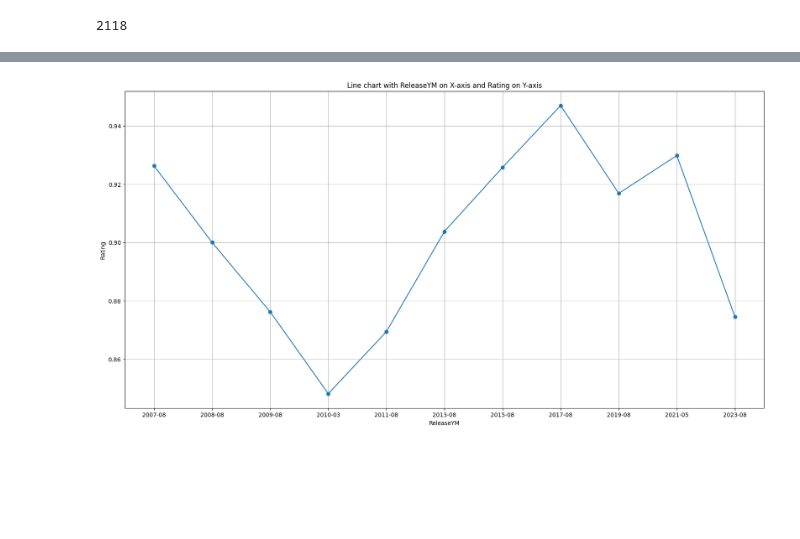
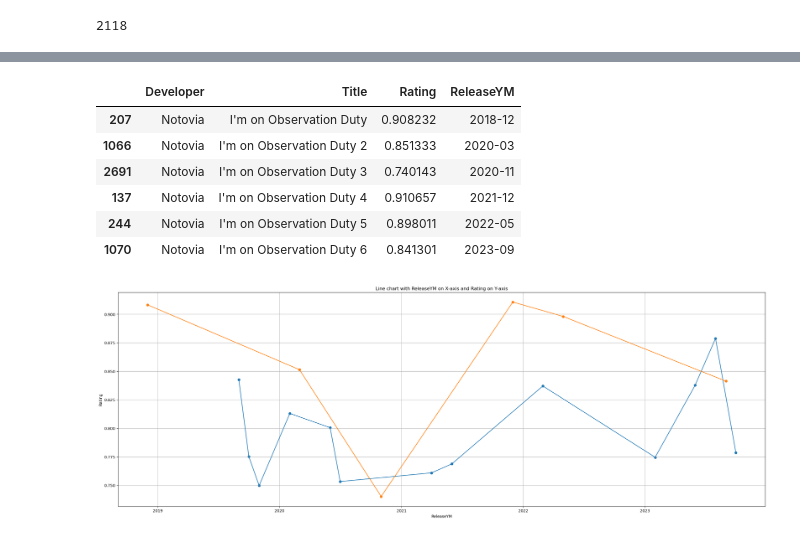
Before and after one commit to cheesepp/steam_game_ratings, a Jupyter notebook: EDA.ipynb, the cells around one changed output, grey strips where cells are left out. Drawn from its saved outputs; the diff is of its cells as text; code cells hidden in the pictures; blank space fills up the shorter version.

Commit message:
Update plot Question1

```diff
--- a/EDA.ipynb
+++ b/EDA.ipynb
@@ -40,4 +41,16 @@ Sau đó ta xét các thời điểm của top 10 nhà phát triển để đư
 # %%
+# Release date from 2013-01
+steam_df = steam_df[(steam_df['ReleaseYear'] >= 2017)]
+
 # Top 10 Developer
-top10_dev_df = dev_df.nlargest(10)
+top10_dev_df = steam_df['Developer'].value_counts().nlargest(10)
 top10_dev_df = steam_df[steam_df['Developer'].isin(top10_dev_df.index)][['Developer', 'Title', 'ReleaseYear', 'ReleaseMonth', 'Rating']]
+
+top10_dev_df['ReleaseYear'] = top10_dev_df['ReleaseYear'].astype(str)
+top10_dev_df['ReleaseMonth'] = top10_dev_df['ReleaseMonth'].astype(str)
+
+# Combine 'year' and 'month' and convert to datetime
+top10_dev_df['ReleaseYM'] = pd.to_datetime(top10_dev_df['ReleaseYear'] + top10_dev_df['ReleaseMonth'], format='%Y%m')
+
+top10_dev_df.drop(['ReleaseYear', 'ReleaseMonth'], axis=1, inplace=True)
+top10_dev_df
@@ -68,4 +72,4 @@ top10_dev_df
 tmp = top10_dev_df.groupby('Developer')
 chillas_art_df = tmp.get_group('Chilla\'s Art').sort_values(by=['ReleaseYM'])
 chillas_art_df
-chinese_df = tmp.get_group('上海アリス幻樂団').sort_values(by=['ReleaseYM'])
+noto_df = tmp.get_group('Notovia').sort_values(by=['ReleaseYM'])
@@ -72,3 +84,12 @@ chinese_df = tmp.get_group('上海アリス幻樂団').sort_values(by=['ReleaseY
 # %%
 chillas_art_df['ReleaseYM'] = chillas_art_df['ReleaseYM'].dt.strftime('%Y-%m').values
-chinese_df['ReleaseYM'] = chinese_df['ReleaseYM'].dt.strftime('%Y-%m').values
+noto_df['ReleaseYM'] = noto_df['ReleaseYM'].dt.strftime('%Y-%m').values
+noto_df
+# %% [output]
+|  | Developer | Title | Rating | ReleaseYM |
+| 207 | Notovia | I'm on Observation Duty | 0.908232 | 2018-12 |
+| 1066 | Notovia | I'm on Observation Duty 2 | 0.851333 | 2020-03 |
+| 2691 | Notovia | I'm on Observation Duty 3 | 0.740143 | 2020-11 |
+| 137 | Notovia | I'm on Observation Duty 4 | 0.910657 | 2021-12 |
+| 244 | Notovia | I'm on Observation Duty 5 | 0.898011 | 2022-05 |
+| 1070 | Notovia | I'm on Observation Duty 6 | 0.841301 | 2023-09 |
@@ -75,14 +99,17 @@ chinese_df['ReleaseYM'] = chinese_df['ReleaseYM'].dt.strftime('%Y-%m').values
 # %%
-plt.figure(figsize=(20,10))
+plt.figure(figsize=(30,10))
 
-# plt.plot(chillas_art_df['ReleaseYM'], chillas_art_df['Rating'])
-plt.plot(chinese_df['ReleaseYM'], chinese_df['Rating'], marker='o', label='上海アリス幻樂団')
+plt.scatter(chillas_art_df['ReleaseYM'], chillas_art_df['Rating'])
+plt.scatter(noto_df['ReleaseYM'], noto_df['Rating'], marker='o', label='Notovia')
+
+plt.plot(chillas_art_df['ReleaseYM'], chillas_art_df['Rating'])
+plt.plot(noto_df['ReleaseYM'], noto_df['Rating'])
 
 plt.title("Line chart with ReleaseYM on X-axis and Rating on Y-axis")
 plt.xlabel("ReleaseYM")
 plt.ylabel("Rating")
 
 plt.grid(True)
 plt.show()
 # %% [output]
-[figure, old version]
+[figure, new version]
```
Also changed, not shown: parts of 5 cells of this notebook.
